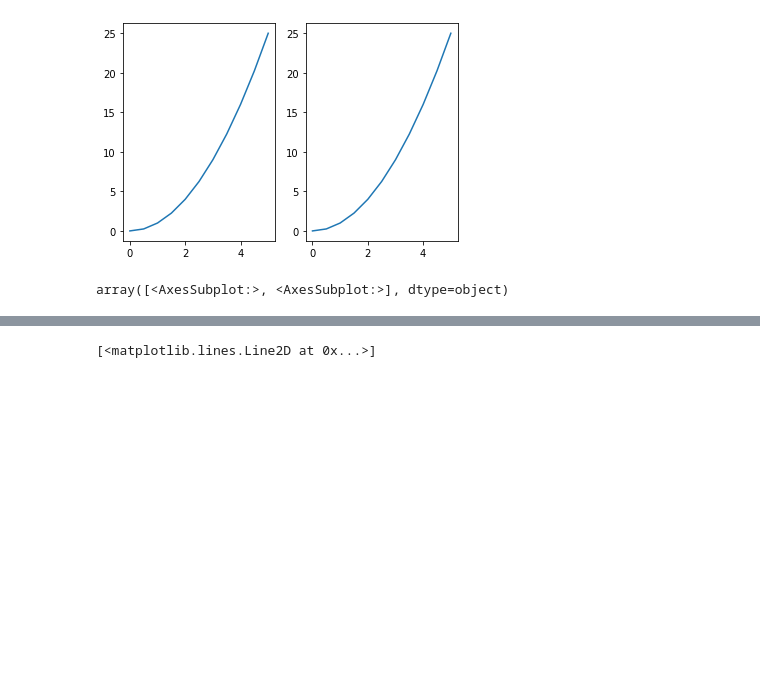
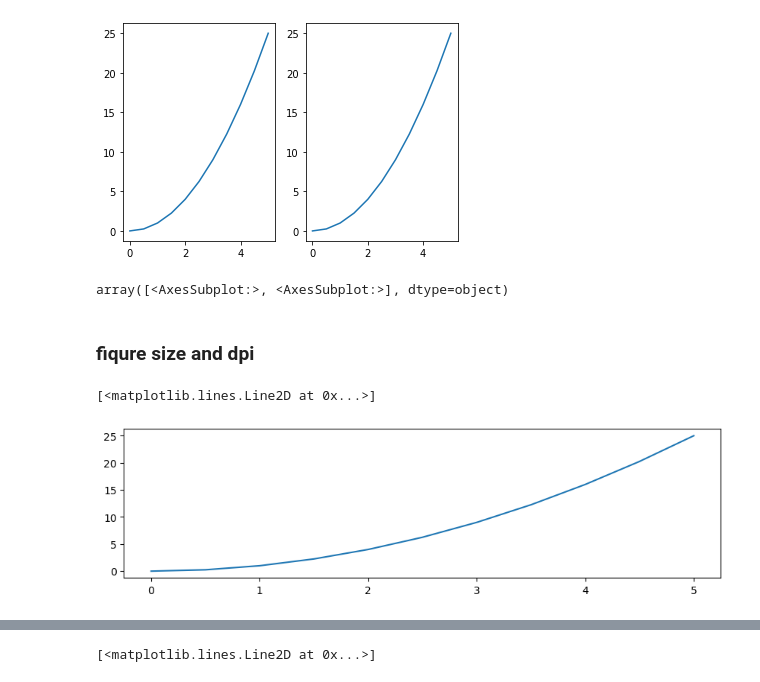
Before and after one commit to FatemeZahraFeyzi/Python-Data-Science, a Jupyter notebook: matplotlib/matplotlib.ipynb, the cells around one changed output, grey strips where cells are left out. Drawn from its saved outputs; the diff is of its cells as text; code cells hidden in the pictures; blank space fills up the shorter version.

Commit message:
figure size and dpi

```diff
--- a/matplotlib/matplotlib.ipynb
+++ b/matplotlib/matplotlib.ipynb
@@ -113,3 +113,14 @@ for current_ax in axes:
 axes
 # %% [output]
 array([<AxesSubplot:>, <AxesSubplot:>], dtype=object)
+# %% [markdown]
+### fiqure size and dpi
+# %%
+# it takes size in inch(width and hight)
+# dpi shows pixels per inch
+fig=plt.figure(figsize=(8,2),dpi=100)
+ax=fig.add_axes([0,0,1,1])
+ax.plot(x,y)
+# %% [output]
+[<matplotlib.lines.Line2D at 0x...>]
+[figure, added]
```
Also changed, not shown: parts of 7 cells of this notebook, 2 other files.
